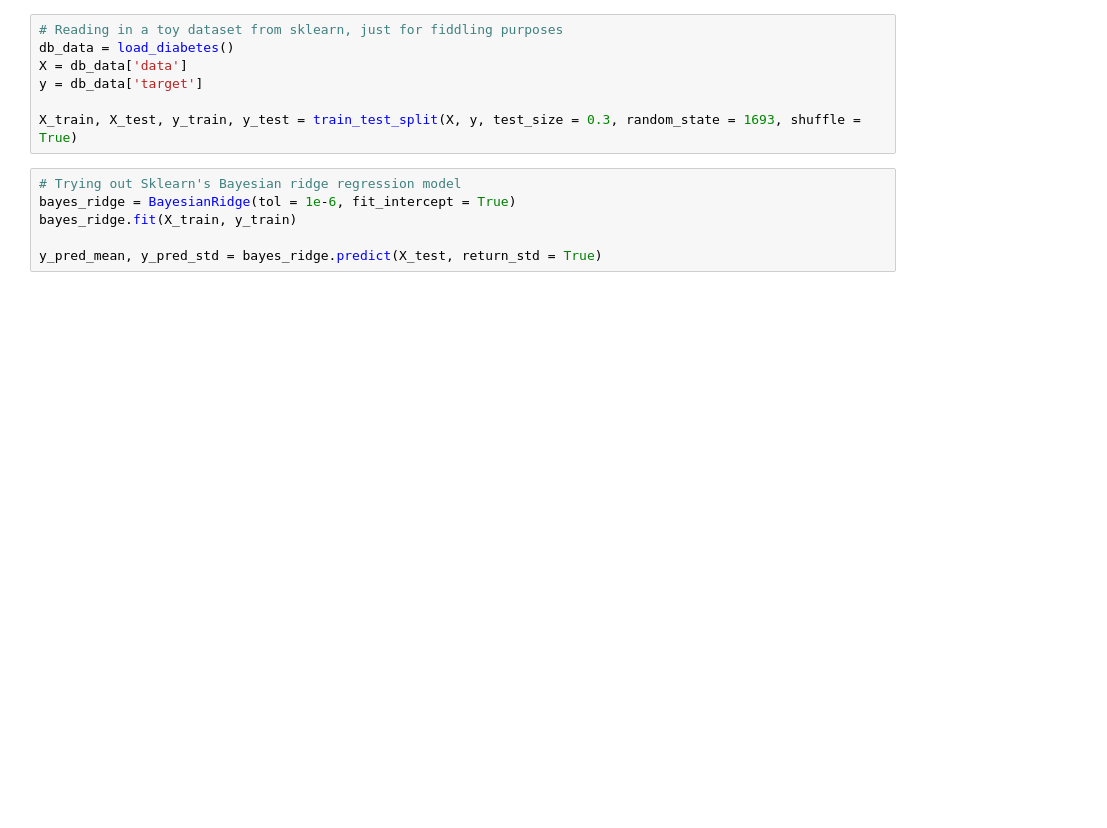
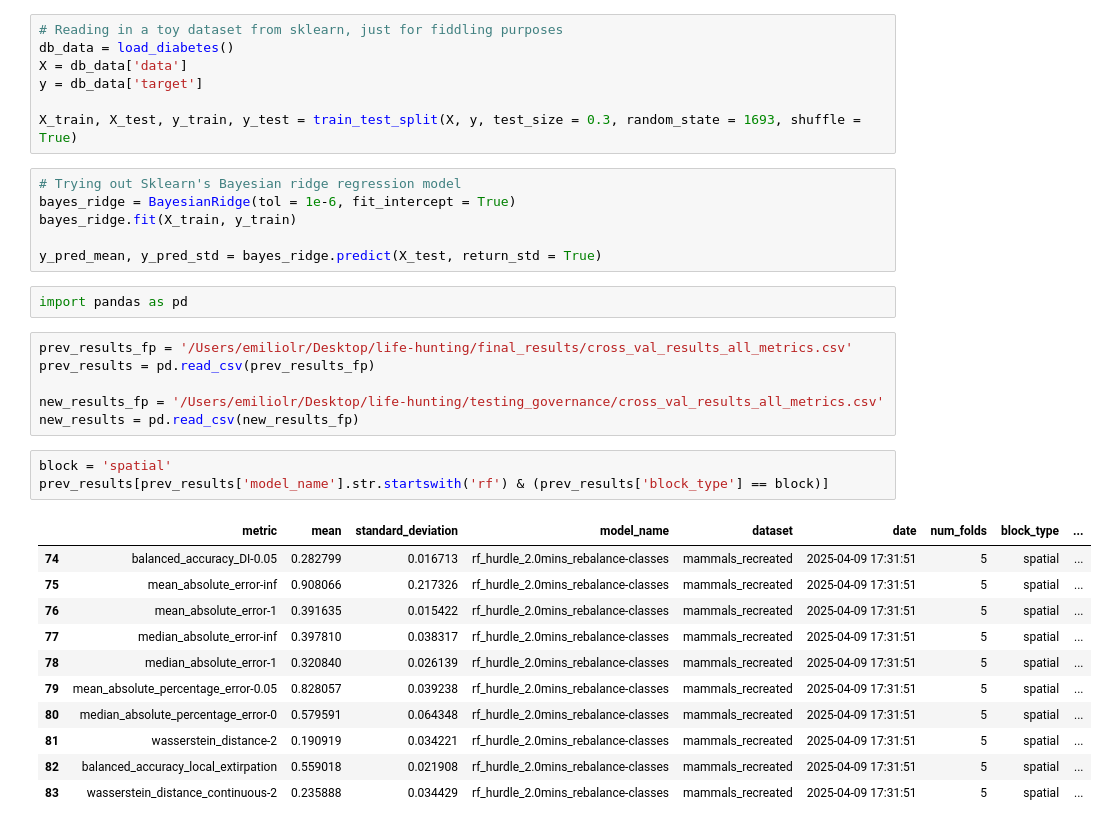
Before and after one commit to emiliolr/life-hunting, a Jupyter notebook: notebooks/fiddling_w_modeling.ipynb, the cells around one changed output. Saved outputs shown, nothing was run; the diff lists cells and outputs as text; blank space fills up the shorter version.

Commit message:
Worked on testing new spatial vars and old additional predictors using cross-val with RF model

```diff
--- a/notebooks/fiddling_w_modeling.ipynb
+++ b/notebooks/fiddling_w_modeling.ipynb
@@ -373,3 +373,26 @@ bayes_ridge = BayesianRidge(tol = 1e-6, fit_intercept = True)
 bayes_ridge.fit(X_train, y_train)
 
 y_pred_mean, y_pred_std = bayes_ridge.predict(X_test, return_std = True)
+# %%
+import pandas as pd
+# %%
+prev_results_fp = '/Users/emiliolr/Desktop/life-hunting/final_results/cross_val_results_all_metrics.csv'
+prev_results = pd.read_csv(prev_results_fp)
+
+new_results_fp = '/Users/emiliolr/Desktop/life-hunting/testing_governance/cross_val_results_all_metrics.csv'
+new_results = pd.read_csv(new_results_fp)
+# %%
+block = 'spatial'
+prev_results[prev_results['model_name'].str.startswith('rf') & (prev_results['block_type'] == block)]
+# %% [output]
+|  | metric | mean | standard_deviation | model_name | dataset | date | num_folds | block_type | ... |
+| 74 | balanced_accuracy_DI-0.05 | 0.282799 | 0.016713 | rf_hurdle_2.0mins_rebalance-classes | mammals_recreated | 2025-04-09 17:31:51 | 5 | spatial | ... |
+| 75 | mean_absolute_error-inf | 0.908066 | 0.217326 | rf_hurdle_2.0mins_rebalance-classes | mammals_recreated | 2025-04-09 17:31:51 | 5 | spatial | ... |
+| 76 | mean_absolute_error-1 | 0.391635 | 0.015422 | rf_hurdle_2.0mins_rebalance-classes | mammals_recreated | 2025-04-09 17:31:51 | 5 | spatial | ... |
+| 77 | median_absolute_error-inf | 0.397810 | 0.038317 | rf_hurdle_2.0mins_rebalance-classes | mammals_recreated | 2025-04-09 17:31:51 | 5 | spatial | ... |
+| 78 | median_absolute_error-1 | 0.320840 | 0.026139 | rf_hurdle_2.0mins_rebalance-classes | mammals_recreated | 2025-04-09 17:31:51 | 5 | spatial | ... |
+| 79 | mean_absolute_percentage_error-0.05 | 0.828057 | 0.039238 | rf_hurdle_2.0mins_rebalance-classes | mammals_recreated | 2025-04-09 17:31:51 | 5 | spatial | ... |
+| 80 | median_absolute_percentage_error-0 | 0.579591 | 0.064348 | rf_hurdle_2.0mins_rebalance-classes | mammals_recreated | 2025-04-09 17:31:51 | 5 | spatial | ... |
+| 81 | wasserstein_distance-2 | 0.190919 | 0.034221 | rf_hurdle_2.0mins_rebalance-classes | mammals_recreated | 2025-04-09 17:31:51 | 5 | spatial | ... |
+| 82 | balanced_accuracy_local_extirpation | 0.559018 | 0.021908 | rf_hurdle_2.0mins_rebalance-classes | mammals_recreated | 2025-04-09 17:31:51 | 5 | spatial | ... |
+| 83 | wasserstein_distance_continuous-2 | 0.235888 | 0.034429 | rf_hurdle_2.0mins_rebalance-classes | mammals_recreated | 2025-04-09 17:31:51 | 5 | spatial | ... |
```
Also changed, not shown: parts of 1 cell of this notebook, 6 other files.
